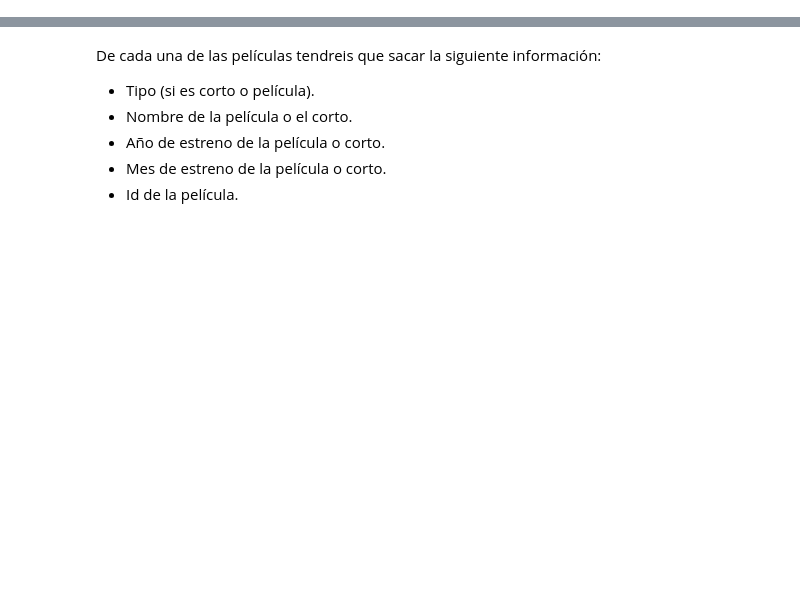
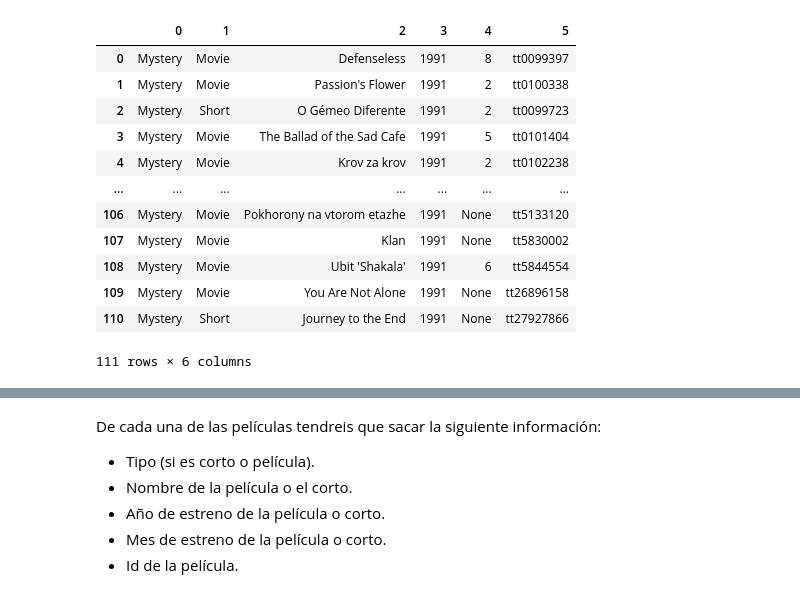
Before and after one commit to Adalab/proyecto-da-promo-f-modulo-2-team-Lumiere, a Jupyter notebook: fase-1-prueba-api.ipynb, the cells around one changed output, grey strips where cells are left out. Drawn from its saved outputs; the diff is of its cells as text; code cells hidden in the pictures; blank space fills up the shorter version.

```diff
--- a/fase-1-prueba-api.ipynb
+++ b/fase-1-prueba-api.ipynb
@@ -93,0 +97,17 @@ df_pelis
+# %%
+mystery_1991  = pd.DataFrame(lista_pelis_anual)
+mystery_1991
+# %% [output]
+|  | 0 | 1 | 2 | 3 | 4 | 5 |
+| 0 | Mystery | Movie | Defenseless | 1991 | 8 | tt0099397 |
+| 1 | Mystery | Movie | Passion's Flower | 1991 | 2 | tt0100338 |
+| 2 | Mystery | Short | O Gémeo Diferente | 1991 | 2 | tt0099723 |
+| 3 | Mystery | Movie | The Ballad of the Sad Cafe | 1991 | 5 | tt0101404 |
+| 4 | Mystery | Movie | Krov za krov | 1991 | 2 | tt0102238 |
+| ... | ... | ... | ... | ... | ... | ... |
+| 106 | Mystery | Movie | Pokhorony na vtorom etazhe | 1991 | None | tt5133120 |
+| 107 | Mystery | Movie | Klan | 1991 | None | tt5830002 |
+| 108 | Mystery | Movie | Ubit 'Shakala' | 1991 | 6 | tt5844554 |
+| 109 | Mystery | Movie | You Are Not Alone | 1991 | None | tt26896158 |
+| 110 | Mystery | Short | Journey to the End | 1991 | None | tt27927866 |
+111 rows × 6 columns
```
Also changed, not shown: parts of 48 cells of this notebook, 2 other files.
